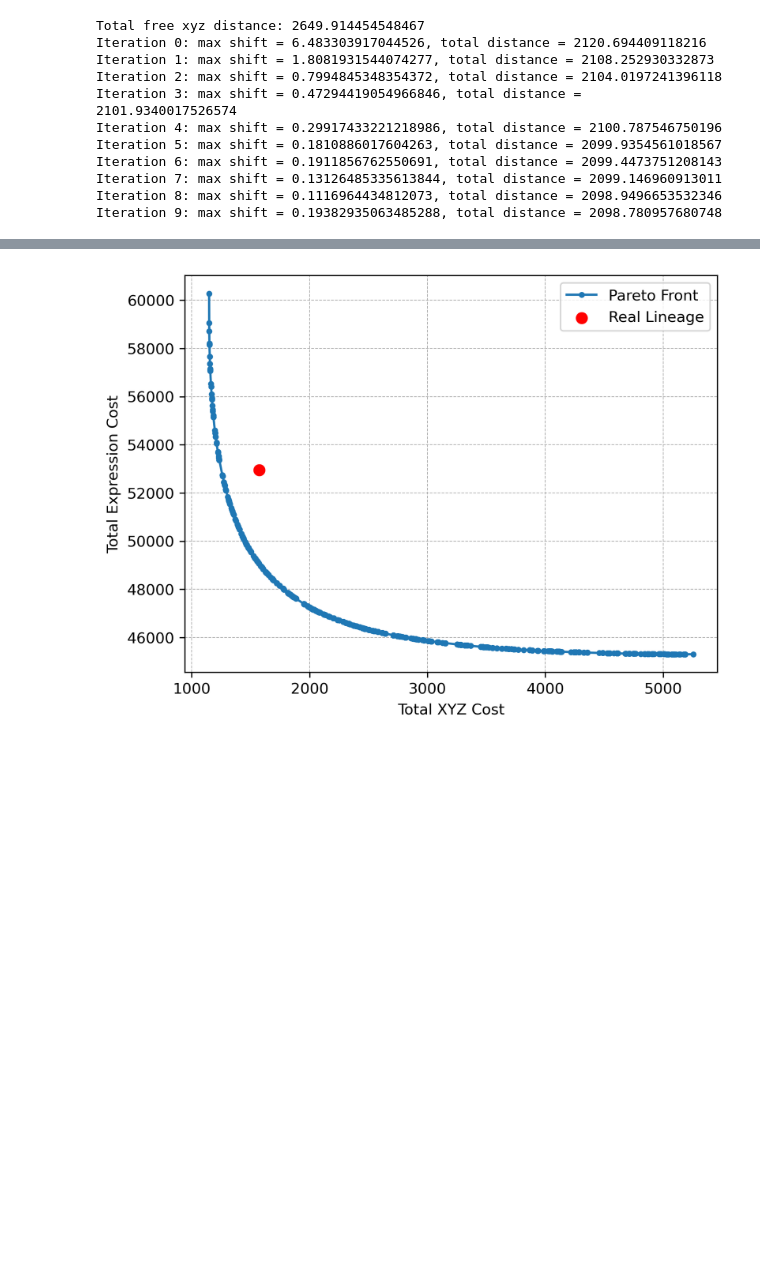
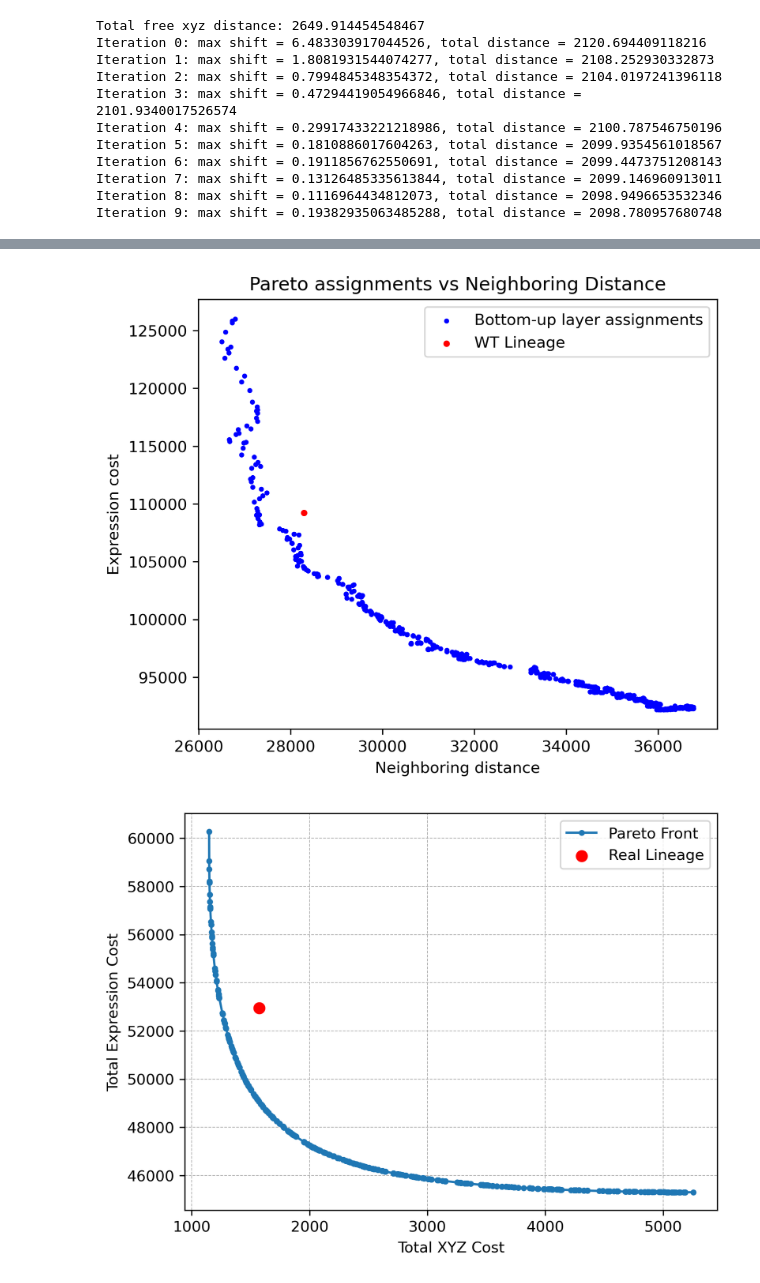
Before and after one commit to IcyFermion/embryogenesis, a Jupyter notebook: pareto_core.ipynb, the cells around one changed output, grey strips where cells are left out. Drawn from its saved outputs; the diff is of its cells as text; code cells hidden in the pictures; blank space fills up the shorter version.

```diff
--- a/pareto_core.ipynb
+++ b/pareto_core.ipynb
@@ -343,2 +555,4 @@ defaultdict(int, {3: 2, 5: 17, 6: 47, 7: 197, 8: 242})
+# %%
+lineage_neighboring_distance = compute_terminal_neighbor_distances(terminal_lineage_ids, neighboring_edges, wt_lineage_id_to_parent_list)
 # %%
 new_pareto_fronts = []
@@ -355,3 +594,15 @@ new_pareto_fronts = np.array(new_pareto_fronts)
+# %%
+# plot pareto front and lineage xyz cost vs exp cost
+plt.figure(figsize=(6,5))
+plt.scatter(neighboring_distance_list, new_pareto_fronts[:,1], c='blue', s=5, label="Bottom-up layer assignments")
+plt.xlabel("Neighboring distance")
+plt.ylabel("Expression cost")
+plt.title("Pareto assignments vs Neighboring Distance")
+plt.scatter(lineage_neighboring_distance, opt.lineage_exp_cost, c='red', s=10, label='WT Lineage')
+plt.legend()
+plt.show()
+# %% [output]
+[figure, added]
 # %%
 pareto_fronts = []
 for lineage_mapping in res[2]:
```
Also changed, not shown: parts of 48 cells of this notebook, 8 other files.
